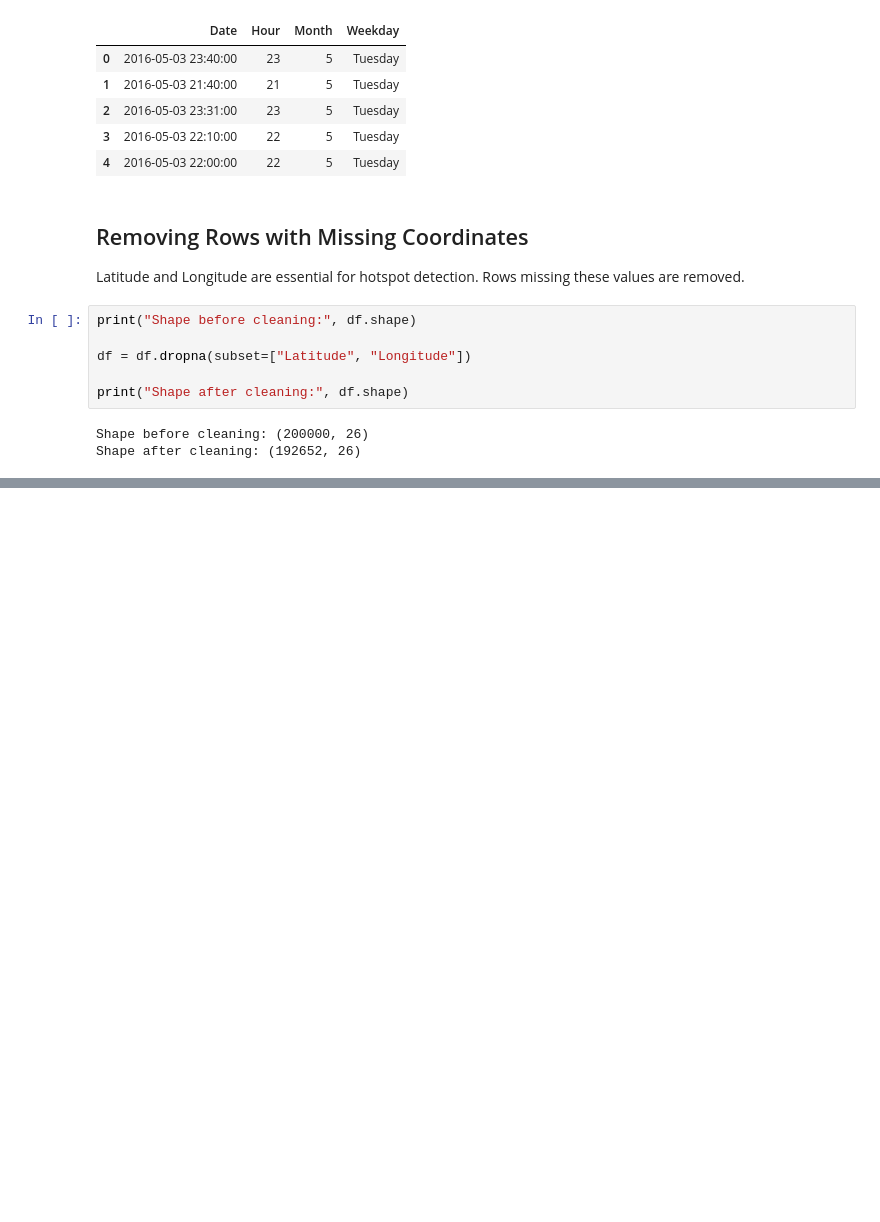
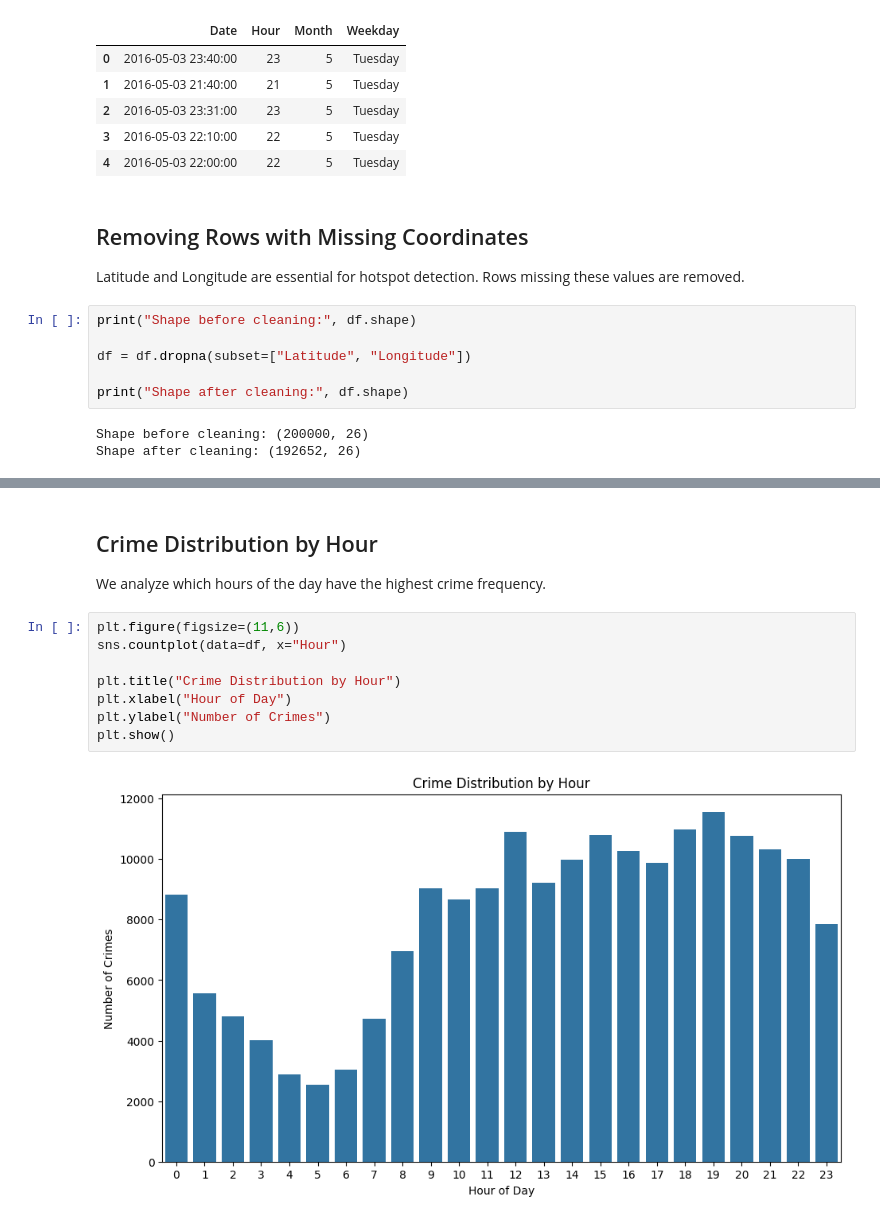
Before and after one commit to khakhkharrushit/crime-intelligence-system, a Jupyter notebook: notebooks/01_data_exploration.ipynb, the cells around one changed output, grey strips where cells are left out. Cells and saved outputs as stored; diff of their text form; blank space fills up the shorter version.

```diff
--- a/notebooks/01_data_exploration.ipynb
+++ b/notebooks/01_data_exploration.ipynb
@@ -170,0 +200,13 @@ Shape after cleaning: (192652, 26)
+# %% [markdown]
+## Crime Distribution by Hour
+We analyze which hours of the day have the highest crime frequency.
+# %%
+plt.figure(figsize=(11,6))
+sns.countplot(data=df, x="Hour")
+
+plt.title("Crime Distribution by Hour")
+plt.xlabel("Hour of Day")
+plt.ylabel("Number of Crimes")
+plt.show()
+# %% [output]
+[figure, added]
```
Also changed, not shown: parts of 5 cells of this notebook.
